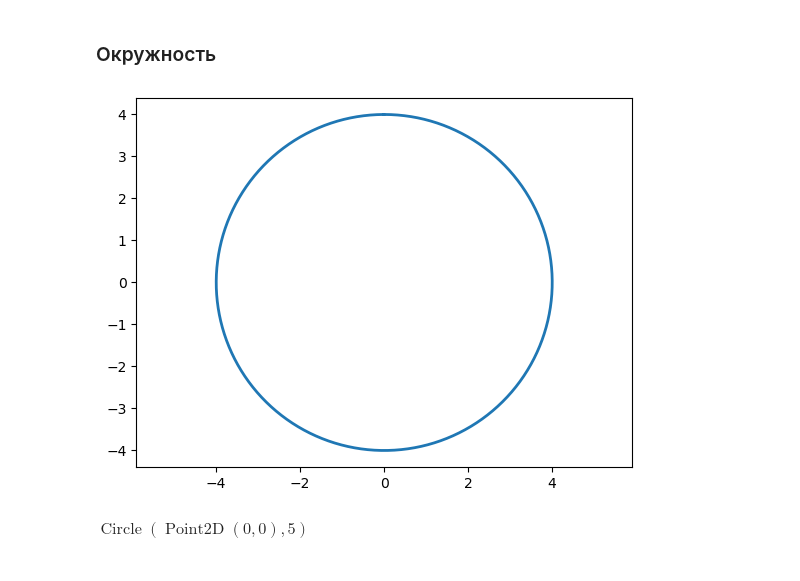
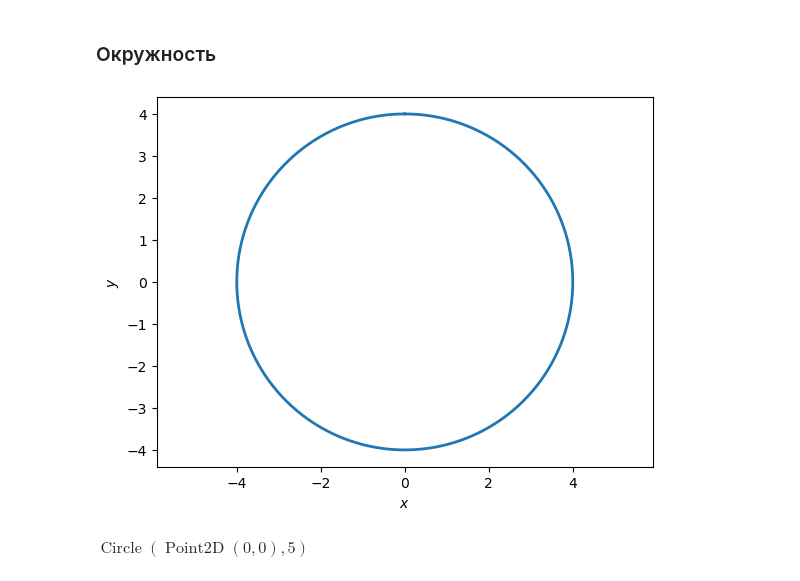
Before and after one commit to aposum23/Program_eng_labs, a Jupyter notebook: Лабораторная 6/Лабораторная работа 6.ipynb, the cells around one changed output. Drawn from its saved outputs; the diff is of its cells as text; code cells hidden in the pictures.

```diff
--- a/Лабораторная 6/Лабораторная работа 6.ipynb
+++ b/Лабораторная 6/Лабораторная работа 6.ipynb
@@ -632,18 +636,17 @@ $\displaystyle \operatorname{Polygon}\left(\operatorname{Point2D}\left(0, 0\righ
 # %% [markdown]
 ### Окружность
 # %%
-import numpy as np
-import matplotlib.pyplot as plt
-%matplotlib inline
 r = 4
 t = np.arange(0, 2*np.pi, 0.01)
 x = r*np.sin(t)
 y = r*np.cos(t)
 plt.plot(x, y, lw=2)
 plt.axis('equal')
+plt.ylabel('$y$')
+plt.xlabel('$x$')
 plt.show()
 # %% [output]
-[figure, old version]
+[figure, new version]
 # %%
 Circle(Point(0,0), 5)
 # %% [output]
```
Also changed, not shown: parts of 46 cells of this notebook, 3 other files.
